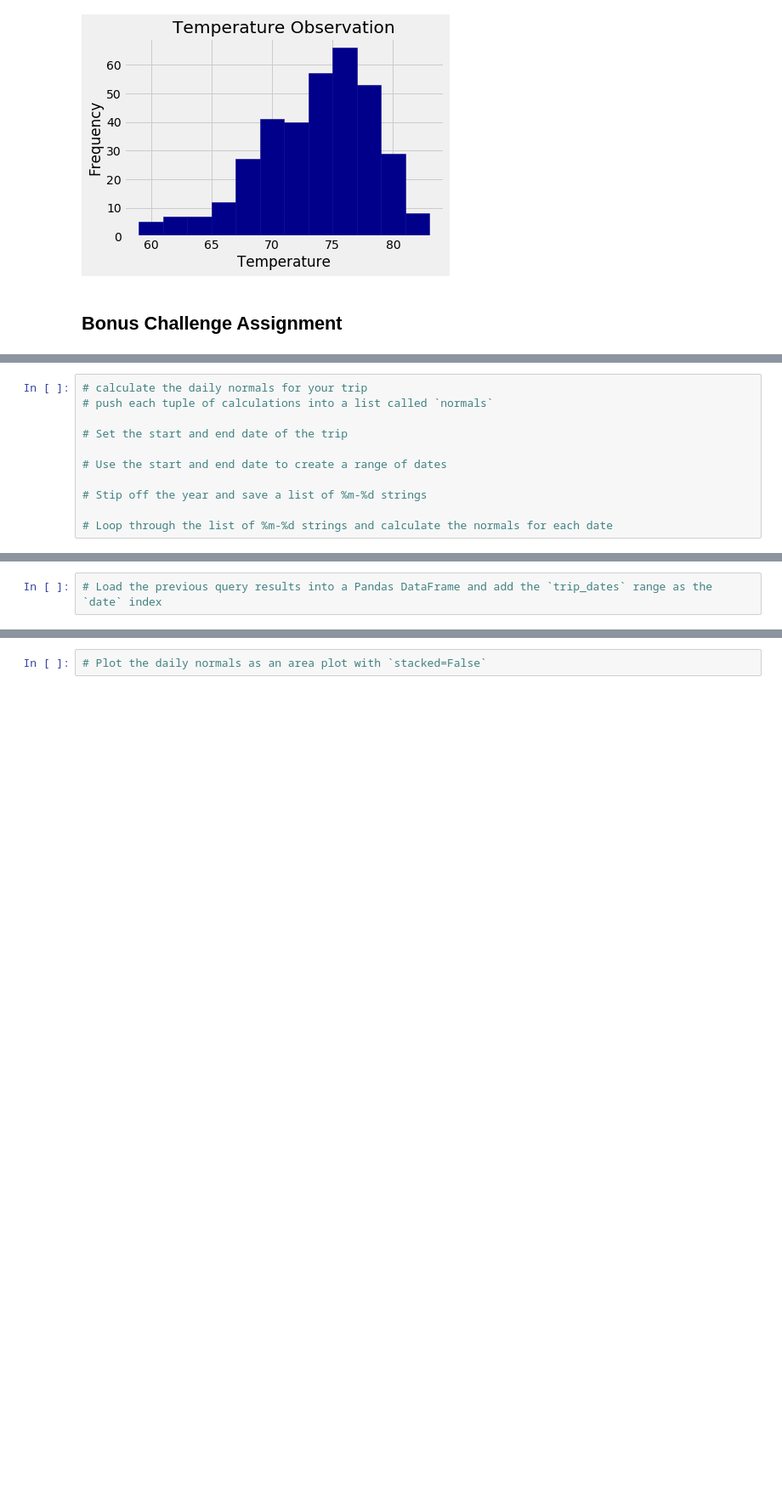
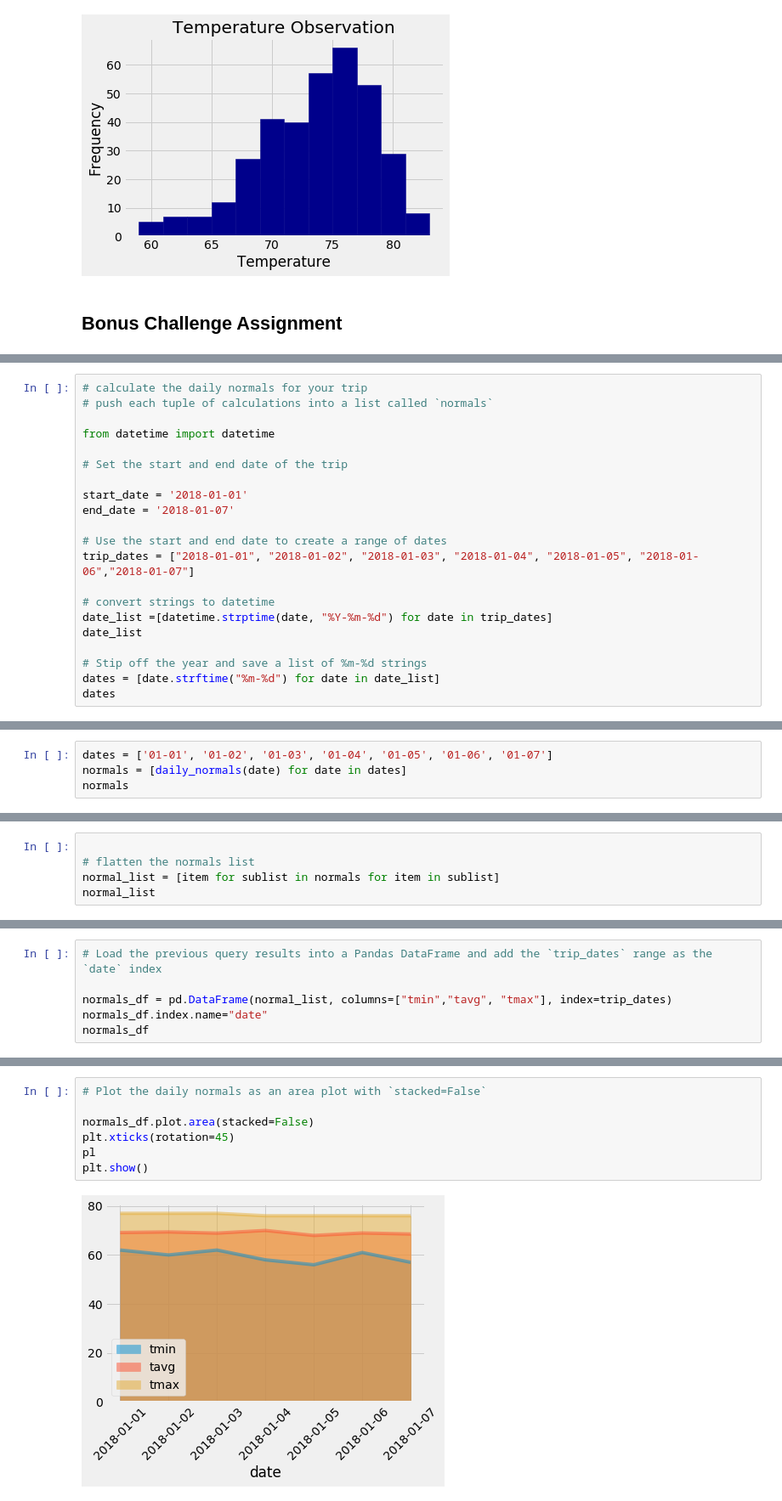
Before and after one commit to shilpan96/sqlalchemy-challenge, a Jupyter notebook: climate_starter.ipynb, the cells around one changed output, grey strips where cells are left out. Shown: that part at 85% size. Saved outputs shown, nothing was run; the diff lists cells and outputs as text; blank space fills up the shorter version.

```diff
--- a/climate_starter.ipynb
+++ b/climate_starter.ipynb
@@ -276,10 +423,20 @@ daily_normals("01-01")
 # calculate the daily normals for your trip
 # push each tuple of calculations into a list called `normals`
 
+from datetime import datetime
+
 # Set the start and end date of the trip
 
+start_date = '2018-01-01'
+end_date = '2018-01-07'
+
 # Use the start and end date to create a range of dates
+trip_dates = ["2018-01-01", "2018-01-02", "2018-01-03", "2018-01-04", "2018-01-05", "2018-01-06","2018-01-07"]
+
+# convert strings to datetime
+date_list =[datetime.strptime(date, "%Y-%m-%d") for date in trip_dates]
+date_list
 
 # Stip off the year and save a list of %m-%d strings
-
-# Loop through the list of %m-%d strings and calculate the normals for each date
+dates = [date.strftime("%m-%d") for date in date_list]
+dates
@@ -285,0 +445,4 @@ daily_normals("01-01")
+# %%
+dates = ['01-01', '01-02', '01-03', '01-04', '01-05', '01-06', '01-07']
+normals = [daily_normals(date) for date in dates]
+normals
@@ -285,0 +457,5 @@ daily_normals("01-01")
+# %%
+
+# flatten the normals list
+normal_list = [item for sublist in normals for item in sublist]
+normal_list
@@ -286,2 +470,6 @@ daily_normals("01-01")
 # %%
 # Load the previous query results into a Pandas DataFrame and add the `trip_dates` range as the `date` index
+
+normals_df = pd.DataFrame(normal_list, columns=["tmin","tavg", "tmax"], index=trip_dates)
+normals_df.index.name="date"
+normals_df
@@ -288,2 +486,9 @@ daily_normals("01-01")
 # %%
 # Plot the daily normals as an area plot with `stacked=False`
+
+normals_df.plot.area(stacked=False)
+plt.xticks(rotation=45)
+pl
+plt.show()
+# %% [output]
+[figure, added]
```
Also changed, not shown: parts of 15 cells of this notebook, 2 other files.
